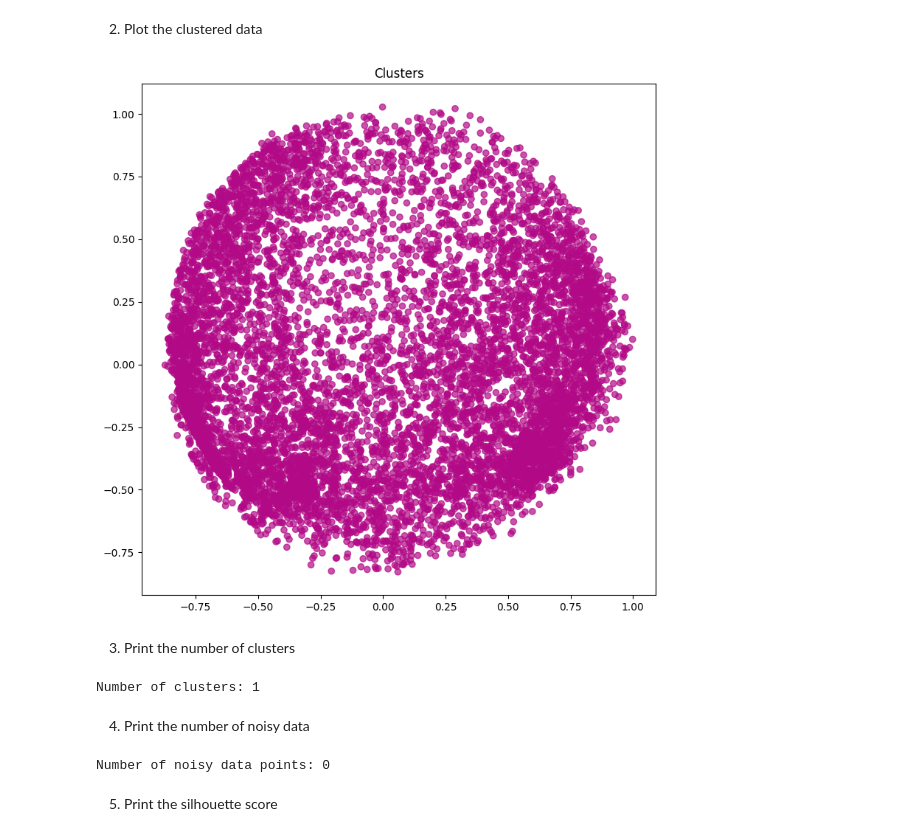
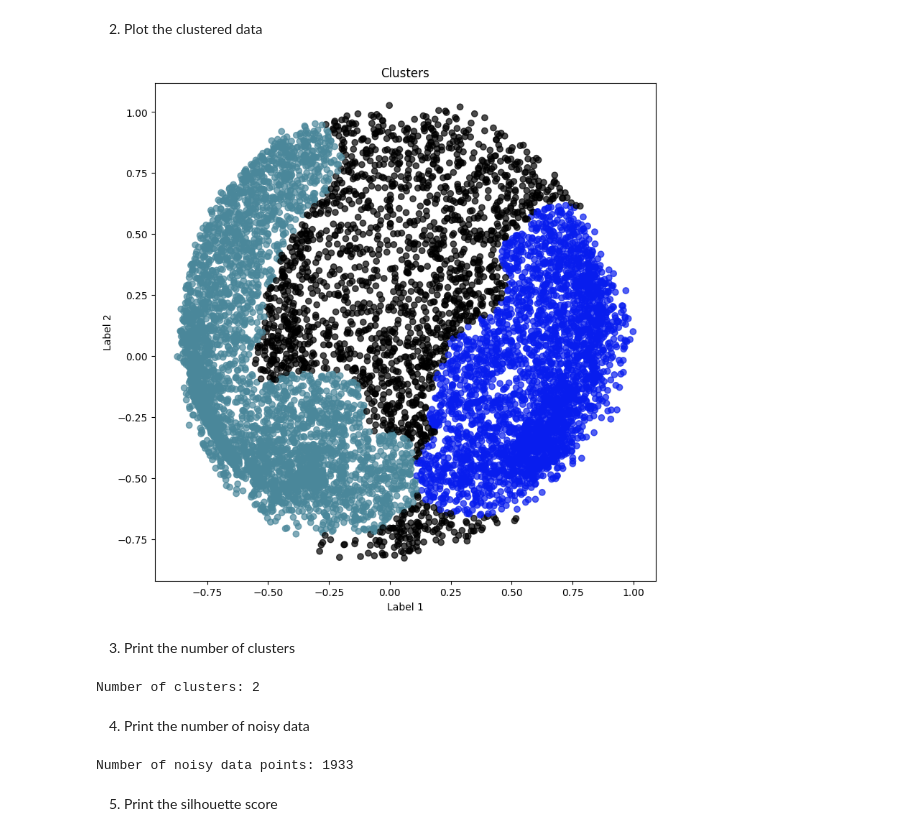
Before and after one commit to chaewoncutie/CCADMACL_EXERCISES_COM222ML, a Jupyter notebook: Exercise4.ipynb, the cells around one changed output. Cells and saved outputs as stored; diff of their text form; code cells hidden in the pictures.

```diff
--- a/Exercise4.ipynb
+++ b/Exercise4.ipynb
@@ -112,28 +112,31 @@ plt.show()
 1. Train a DBSCAN model
 # %%
 # put your answer here
-dbscan = DBSCAN(eps=0.0553213123, min_samples=4)
+dbscan = DBSCAN(eps=0.1090909090909091, min_samples=135)
 labels = dbscan.fit_predict(X_principal)
 # %% [markdown]
 2. Plot the clustered data
 # %%
-#put your answer here
+# put your answer here
 colours = {}
 for label in set(labels):
     if label == -1:  # Noise points
         colours[label] = 'k'  # Assign black color to noise points
     else:
         colours[label] = np.random.rand(3,)  # Random color for clusters
 
+# Map colors to the labels
 cvec = [colours[label] for label in labels]
 
 # Create the scatter plot
 plt.figure(figsize=(9, 9))
 plt.scatter(X_principal['P1'], X_principal['P2'], c=cvec, alpha=0.7)
 plt.title("Clusters")
+plt.xlabel("Label 1")
+plt.ylabel("Label 2")
 plt.show()
 # %% [output]
-[figure, old version]
+[figure, new version]
 # %% [markdown]
 3. Print the number of clusters
 # %%
@@ -141,7 +144,7 @@ plt.show()
 n_clusters = len(set(labels)) - (1 if -1 in labels else 0)
 print(f"Number of clusters: {n_clusters}")
 # %% [output]
-Number of clusters: 1
+Number of clusters: 2
 # %% [markdown]
 4. Print the number of noisy data
 # %%
@@ -149,7 +152,7 @@ Number of clusters: 1
 n_noise = list(labels).count(-1)
 print(f"Number of noisy data points: {n_noise}")
 # %% [output]
-Number of noisy data points: 0
+Number of noisy data points: 1933
 # %% [markdown]
 5. Print the silhouette score
 # %%
```
Also changed, not shown: parts of 1 cell of this notebook.
